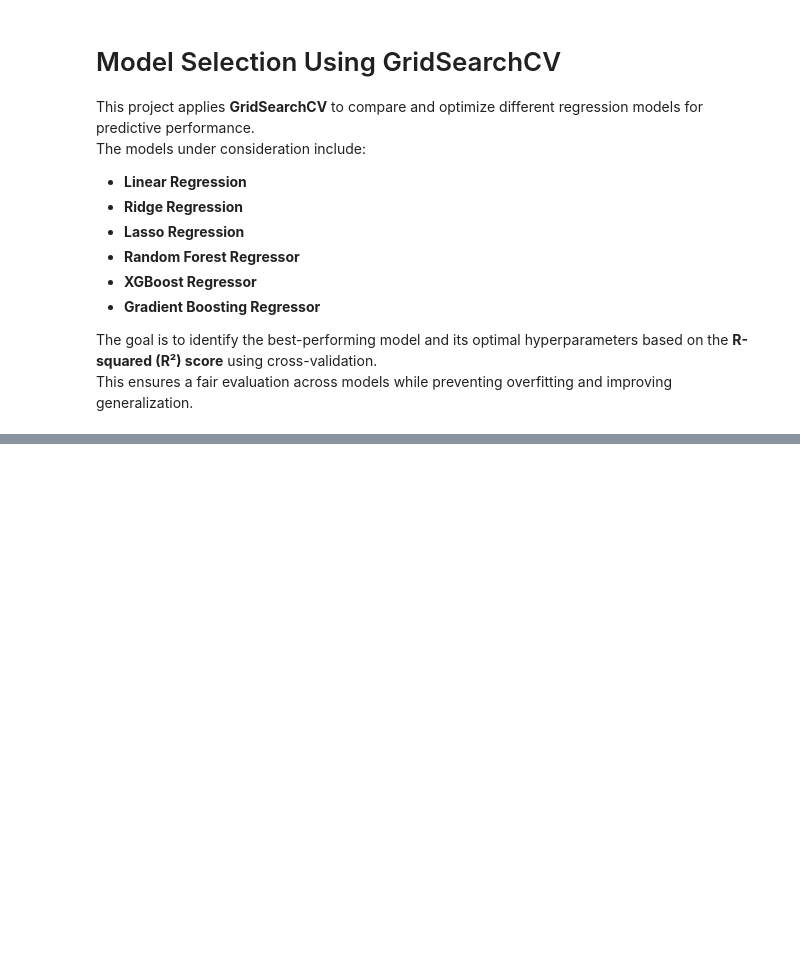
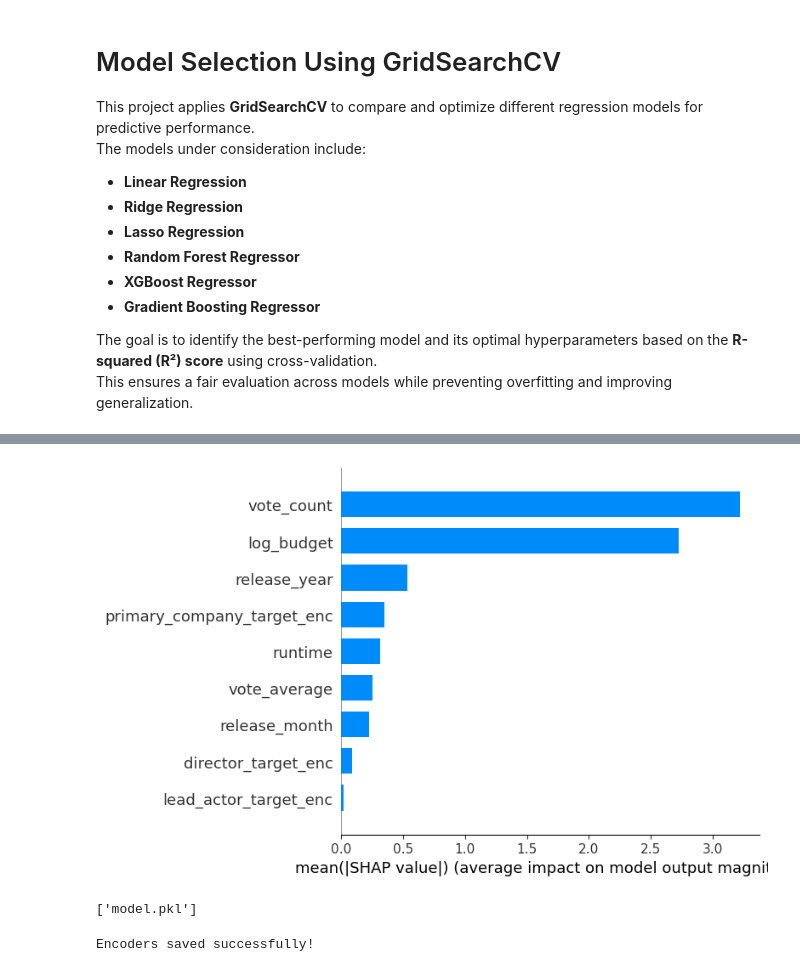
Before and after one commit to J-Kimani/DS, a Jupyter notebook: Projects/Box Office Revenue Prediction/box_office.ipynb, the cells around one changed output, grey strips where cells are left out. Saved outputs shown, nothing was run; the diff lists cells and outputs as text; code cells hidden in the pictures; blank space fills up the shorter version.

```diff
--- a/Projects/Box Office Revenue Prediction/box_office.ipynb
+++ b/Projects/Box Office Revenue Prediction/box_office.ipynb
@@ -2450,0 +2516,27 @@ The results from the hyperparameter tuning using **GridSearchCV** are summarized
+# %%
+shap.summary_plot(shap_values, X_test, plot_type="bar")
+# %% [output]
+[figure, added]
+# %%
+# Cell 6: Save the model
+import joblib
+joblib.dump(model, "model.pkl")
+# %% [output]
+['model.pkl']
+# %%
+# -------------------------------
+# Save the encoders for Streamlit app
+# -------------------------------
+import pickle
+
+# Save Frequency Maps
+with open('freq_maps.pkl', 'wb') as f:
+    pickle.dump(freq_maps, f)
+
+# Save Target Maps
+with open('target_maps.pkl', 'wb') as f:
+    pickle.dump(target_maps, f)
+
+print("Encoders saved successfully!")
+# %% [output]
+Encoders saved successfully!
```
Also changed, not shown: parts of 9 cells of this notebook, 8 other files.
